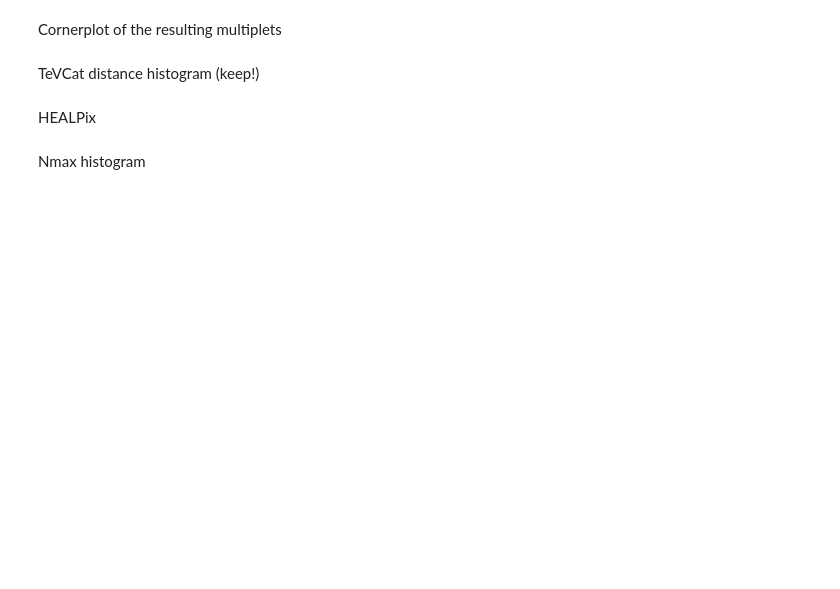
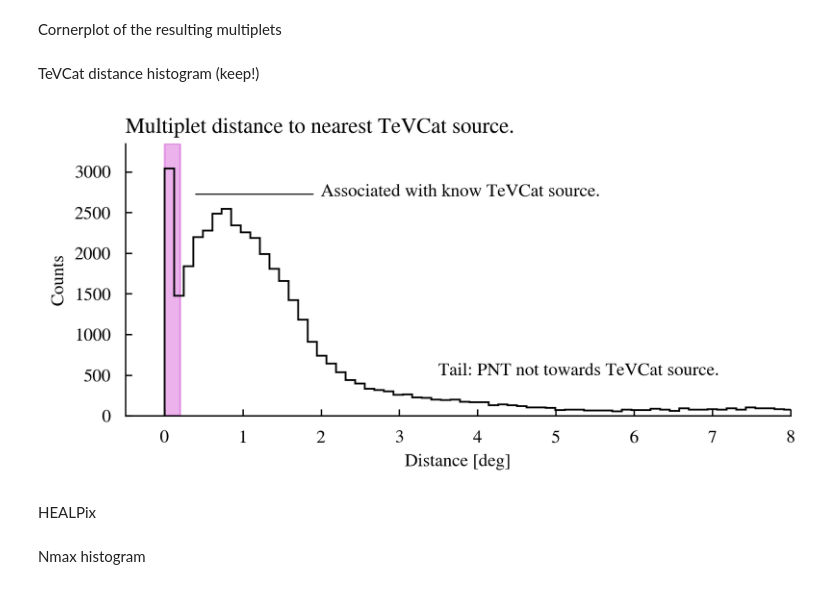
Before and after one commit to annanayjaitly/gamma_transients, a Jupyter notebook: testing/read_scanner_results.ipynb, the cells around one changed output. Cells and saved outputs as stored; diff of their text form; code cells hidden in the pictures; blank space fills up the shorter version.

```diff
--- a/testing/read_scanner_results.ipynb
+++ b/testing/read_scanner_results.ipynb
@@ -50,20 +50,31 @@ fig = corner(mplets.table.to_pandas(),var_names=["Nmax","dt","da"])
 TeVCat distance histogram (keep!)
 # %%
 current_mask = nosource_mask
+from matplotlib.figure import Axes
 
 vline_sourcebound = .2
-hist = vis.hist(mplets.table[current_mask]["TEVCAT_DISTANCES_DEG"],bins="freedman",histtype="step",stacked=True)
-ax = plt.gca()
-ax.set_xlabel("Distance to nearest TeVCat source [deg]")
+plt.figure(figsize=(6,3))
+hist = vis.hist(mplets.table["TEVCAT_DISTANCES_DEG"],bins="freedman",histtype="step",stacked=True)
+ax: Axes = plt.gca()
+ax.set_title("Multiplet distance to nearest TeVCat source.",loc="left")
+ax.set_xlabel("Distance [deg]")
 ax.set_ylabel("Counts")
 ylim = ax.get_ylim()
-ax.vlines(vline_sourcebound,0,ylim[1],color="red",ls="--",label=f"{vline_sourcebound} deg")
+# ax.vlines(vline_sourcebound,0,ylim[1],color="red",ls="--",label=f"{vline_sourcebound} deg")
+# ax.set_yscale("log")
+ax.set_xlim(-.5,8)
+ax.fill_between([0,vline_sourcebound],*ylim, alpha=0.3, color="m",label="Associated with TeVCat source.")
+ax.text(2, 2650 + 50, "Associated with know TeVCat source.")
+ax.arrow(1.9,2675 + 50,-1.5,0, lw=0.5)
+
+# ax.fill_between([5,20],ylim[0],ylim[1]/5,color="green",alpha=0.3)
+ax.text(3.5,5e2,"Tail: PNT not towards TeVCat source.")
 ax.set_ylim(*ylim)
-# ax.set_yscale("log")
-ax.set_xlim(0,15)
-ax.legend()
+# ax.legend()
 # ax.set_xscale("log")
-# plt.savefig("figures/combined/sourcedist_hist.png",facecolor="white")
+plt.savefig("figures/combined/sourcedist_hist_makeup.png",facecolor="white")
+# %% [output]
+[figure, added]
 # %% [markdown]
 HEALPix
 # %%
```
Also changed, not shown: parts of 2 cells of this notebook, 3 other files.
